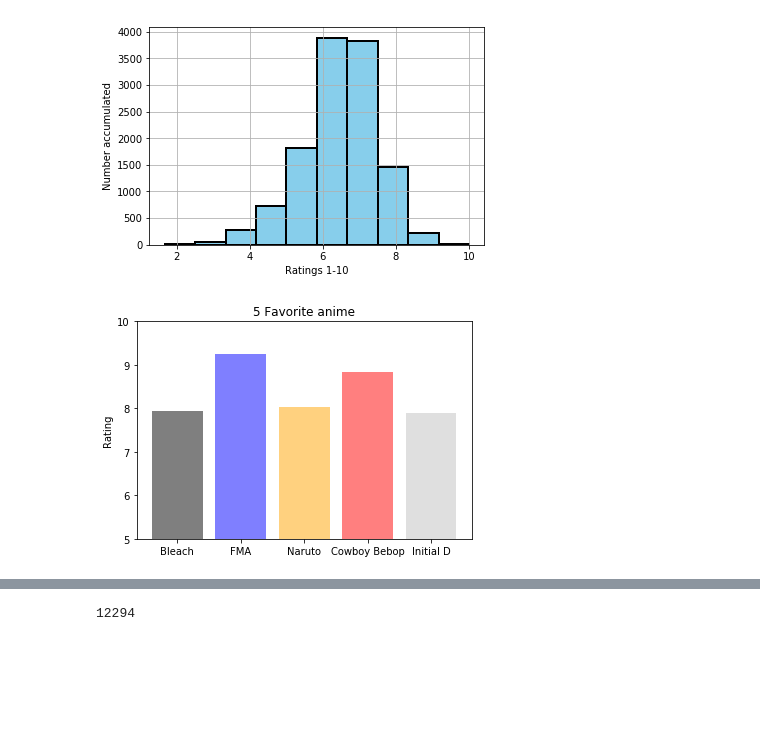
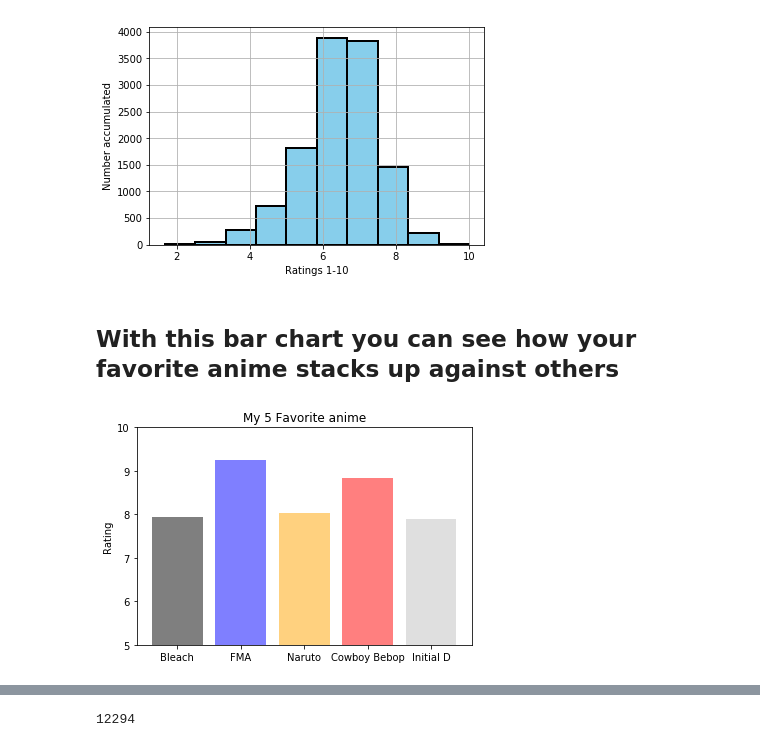
Before and after one commit to AkiBae4891/DS-Unit-1-Sprint-5-Data-Storytelling-Blog-Post, a Jupyter notebook: Anime_Project_1.ipynb, the cells around one changed output, grey strips where cells are left out. Cells and saved outputs as stored; diff of their text form; code cells hidden in the pictures; blank space fills up the shorter version.

```diff
--- a/Anime_Project_1.ipynb
+++ b/Anime_Project_1.ipynb
@@ -350,19 +383,21 @@ plt.ylabel('Number accumulated')
 anime.rating.hist(color = "skyblue", ec="black", lw=2);
 # %% [output]
 [figure]
+# %% [markdown]
+## With this bar chart you can see how your favorite anime stacks up against others
 # %%
 # 5 of my favorite animes and their overall rating
 objects = ('Bleach', 'FMA', 'Naruto',
            "Cowboy Bebop", 'Initial D')
 y_pos = np.arange(len(objects))
 performance = [7.95,9.26,8.03,8.83,7.9,]
 
 plt.bar(y_pos, performance, align='center', alpha=0.5, color=['black', 'blue', 'orange', 'red', 'silver'])
 plt.xticks(y_pos, objects)
 plt.ylabel('Rating')
 plt.ylim(5,10)
-plt.title('5 Favorite anime')
+plt.title('My 5 Favorite anime')
 
 plt.show()
 # %% [output]
-[figure, old version]
+[figure, new version]
```
Also changed, not shown: parts of 43 cells of this notebook.
